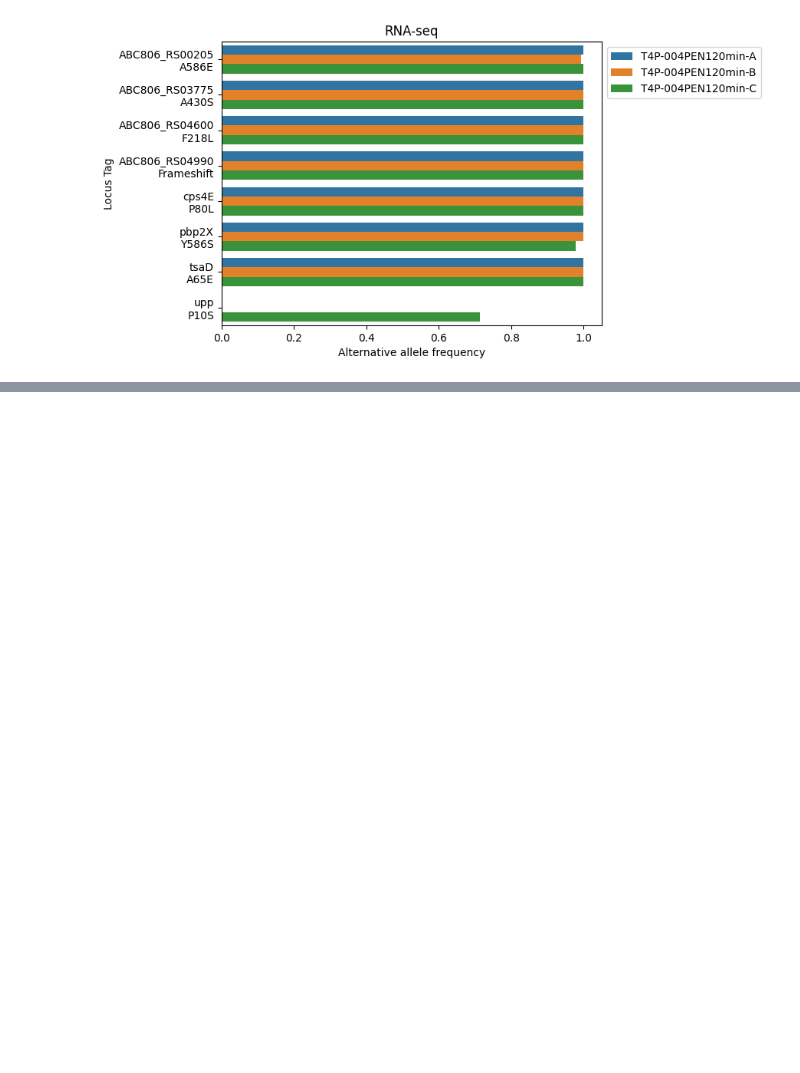
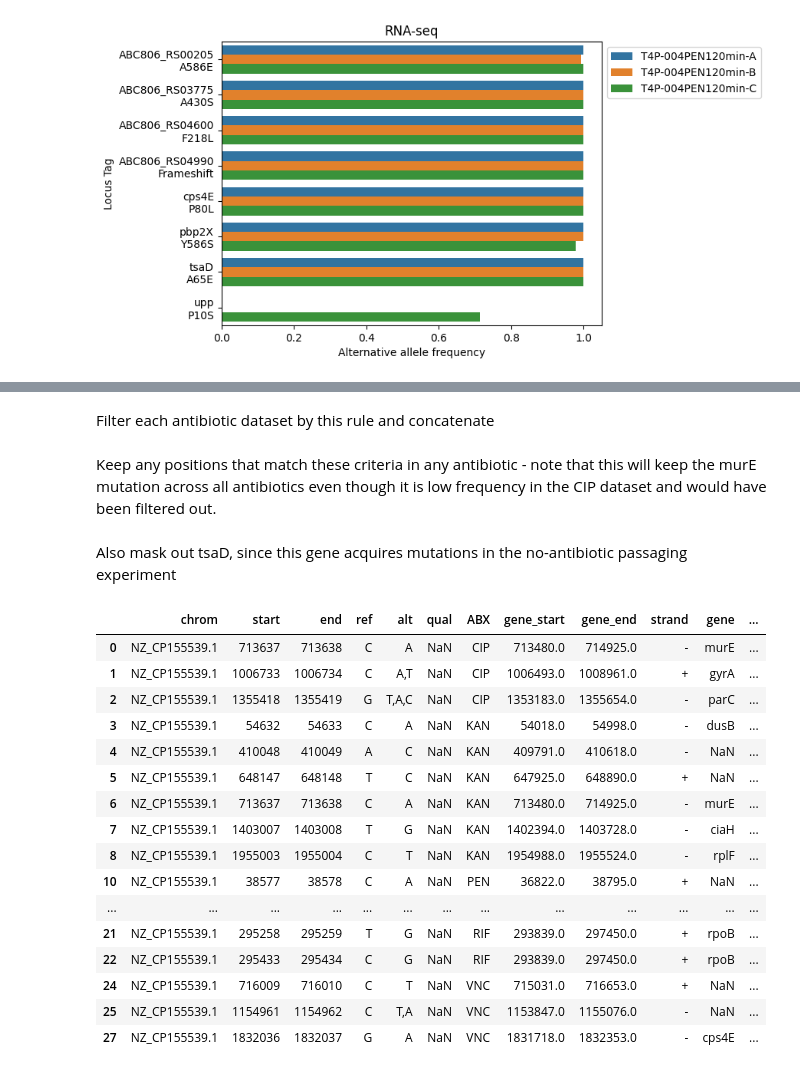
Before and after one commit to dsurujon/entropy_adaptation, a Jupyter notebook: demos/DNA_results.ipynb, the cells around one changed output, grey strips where cells are left out. Drawn from its saved outputs; the diff is of its cells as text; code cells hidden in the pictures; blank space fills up the shorter version.

Commit message:
filter mutations based on n_samples

```diff
--- a/demos/DNA_results.ipynb
+++ b/demos/DNA_results.ipynb
@@ -399,4 +348,4 @@ plot_allele_freq_for_adapted('CIP')
 [figure]
 # %%
-plot_allele_freq_for_adapted('RIF')
+RIF_allele_freq_table = plot_allele_freq_for_adapted('RIF')
 # %% [output]
@@ -420,4 +352,4 @@ plot_allele_freq_for_adapted('RIF')
 [figure]
 # %%
-plot_allele_freq_for_adapted('VNC')
+VNC_allele_freq_table = plot_allele_freq_for_adapted('VNC')
 # %% [output]
@@ -441,0 +381,50 @@ plot_allele_freq_for_adapted('VNC')
+# %% [markdown]
+Filter each antibiotic dataset by this rule and concatenate
+# %%
+CIP_allele_freq_table_filt = filter_noise_mutations(CIP_allele_freq_table)
+CIP_allele_freq_table_filt['ABX']='CIP'
+KAN_allele_freq_table_filt = filter_noise_mutations(KAN_allele_freq_table)
+KAN_allele_freq_table_filt['ABX']='KAN'
+PEN_allele_freq_table_filt = filter_noise_mutations(PEN_allele_freq_table)
+PEN_allele_freq_table_filt['ABX']='PEN'
+RIF_allele_freq_table_filt = filter_noise_mutations(RIF_allele_freq_table)
+RIF_allele_freq_table_filt['ABX']='RIF'
+VNC_allele_freq_table_filt = filter_noise_mutations(VNC_allele_freq_table)
+VNC_allele_freq_table_filt['ABX']='VNC'
+
+all_muts_filt = pd.concat([CIP_allele_freq_table_filt,
+                           KAN_allele_freq_table_filt,
+                          PEN_allele_freq_table_filt,
+                          RIF_allele_freq_table_filt,
+                          VNC_allele_freq_table_filt])
+# %% [markdown]
+Keep any positions that match these criteria in any antibiotic - note that this will keep the murE mutation across all antibiotics even though it is low frequency in the CIP dataset and would have been filtered out.
+# %%
+filtered_mut_pos = all_muts_filt[['pos', 'ref', 'ABX']].drop_duplicates().pos.unique()
+# %% [markdown]
+Also mask out tsaD, since this gene acquires mutations in the no-antibiotic passaging experiment
+# %%
+final_mut_table = mutations_rnaseq[(~mutations_rnaseq.locus_tag.isnull()) &
+    (mutations_rnaseq.end.isin(filtered_mut_pos)) &
+    ~(mutations_rnaseq.gene=='tsaD')]
+
+final_mut_table.loc[final_mut_table.locus_tag=='ABC806_RS03775','gene'] = 'murE'
+final_mut_table
+# %% [output]
+|  | chrom | start | end | ref | alt | qual | ABX | gene_start | gene_end | strand | gene | ... |
+| 0 | NZ_CP155539.1 | 713637 | 713638 | C | A | NaN | CIP | 713480.0 | 714925.0 | - | murE | ... |
+| 1 | NZ_CP155539.1 | 1006733 | 1006734 | C | A,T | NaN | CIP | 1006493.0 | 1008961.0 | + | gyrA | ... |
+| 2 | NZ_CP155539.1 | 1355418 | 1355419 | G | T,A,C | NaN | CIP | 1353183.0 | 1355654.0 | - | parC | ... |
+| 3 | NZ_CP155539.1 | 54632 | 54633 | C | A | NaN | KAN | 54018.0 | 54998.0 | - | dusB | ... |
+| 4 | NZ_CP155539.1 | 410048 | 410049 | A | C | NaN | KAN | 409791.0 | 410618.0 | - | NaN | ... |
+| 5 | NZ_CP155539.1 | 648147 | 648148 | T | C | NaN | KAN | 647925.0 | 648890.0 | + | NaN | ... |
+| 6 | NZ_CP155539.1 | 713637 | 713638 | C | A | NaN | KAN | 713480.0 | 714925.0 | - | murE | ... |
+| 7 | NZ_CP155539.1 | 1403007 | 1403008 | T | G | NaN | KAN | 1402394.0 | 1403728.0 | - | ciaH | ... |
+| 8 | NZ_CP155539.1 | 1955003 | 1955004 | C | T | NaN | KAN | 1954988.0 | 1955524.0 | - | rplF | ... |
+| 10 | NZ_CP155539.1 | 38577 | 38578 | C | A | NaN | PEN | 36822.0 | 38795.0 | + | NaN | ... |
+| ... | ... | ... | ... | ... | ... | ... | ... | ... | ... | ... | ... | ... |
+| 21 | NZ_CP155539.1 | 295258 | 295259 | T | G | NaN | RIF | 293839.0 | 297450.0 | + | rpoB | ... |
+| 22 | NZ_CP155539.1 | 295433 | 295434 | C | G | NaN | RIF | 293839.0 | 297450.0 | + | rpoB | ... |
+| 24 | NZ_CP155539.1 | 716009 | 716010 | C | T | NaN | VNC | 715031.0 | 716653.0 | + | NaN | ... |
+| 25 | NZ_CP155539.1 | 1154961 | 1154962 | C | T,A | NaN | VNC | 1153847.0 | 1155076.0 | - | NaN | ... |
+| 27 | NZ_CP155539.1 | 1832036 | 1832037 | G | A | NaN | VNC | 1831718.0 | 1832353.0 | - | cps4E | ... |
```
Also changed, not shown: parts of 7 cells of this notebook, 1 other file.
